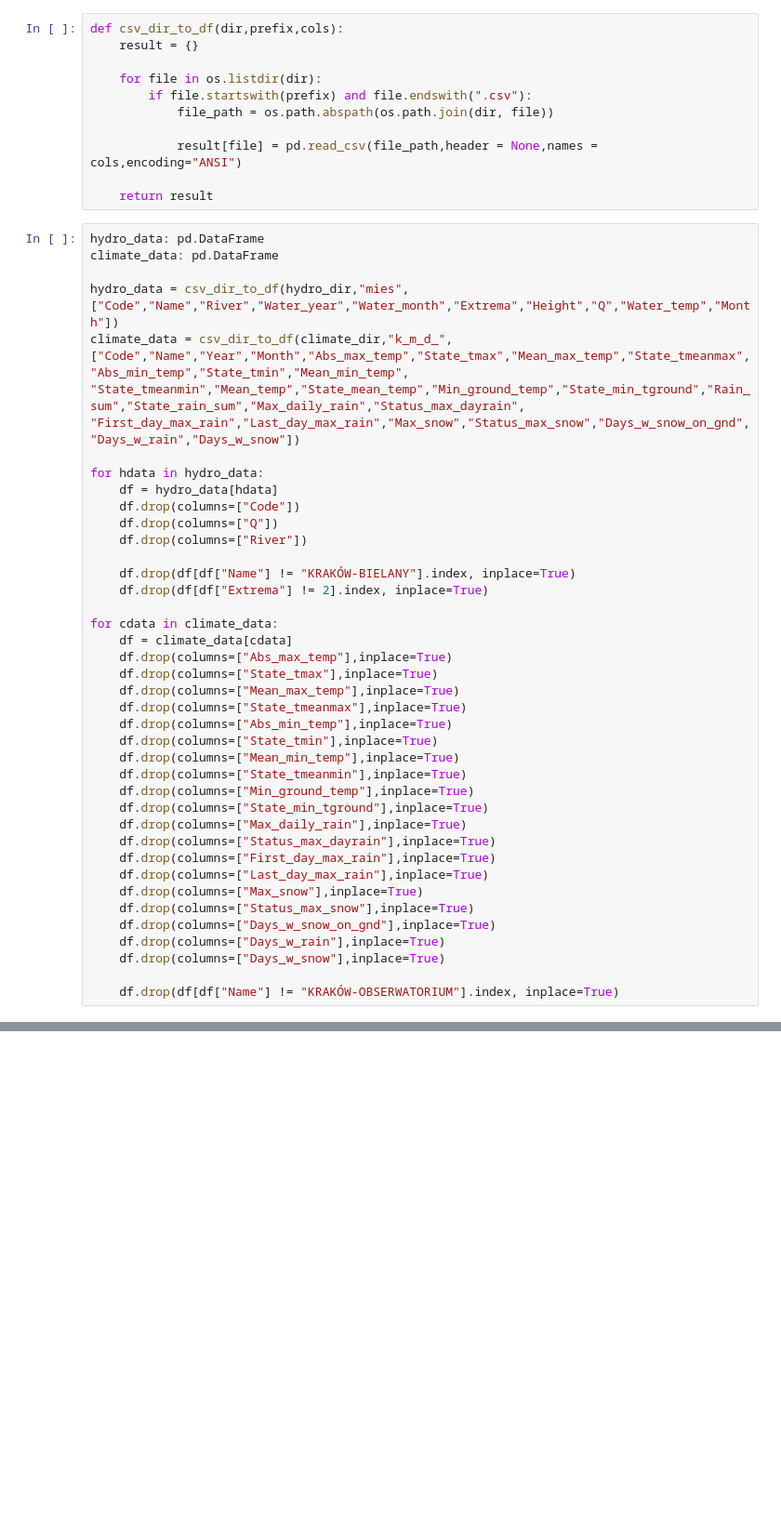
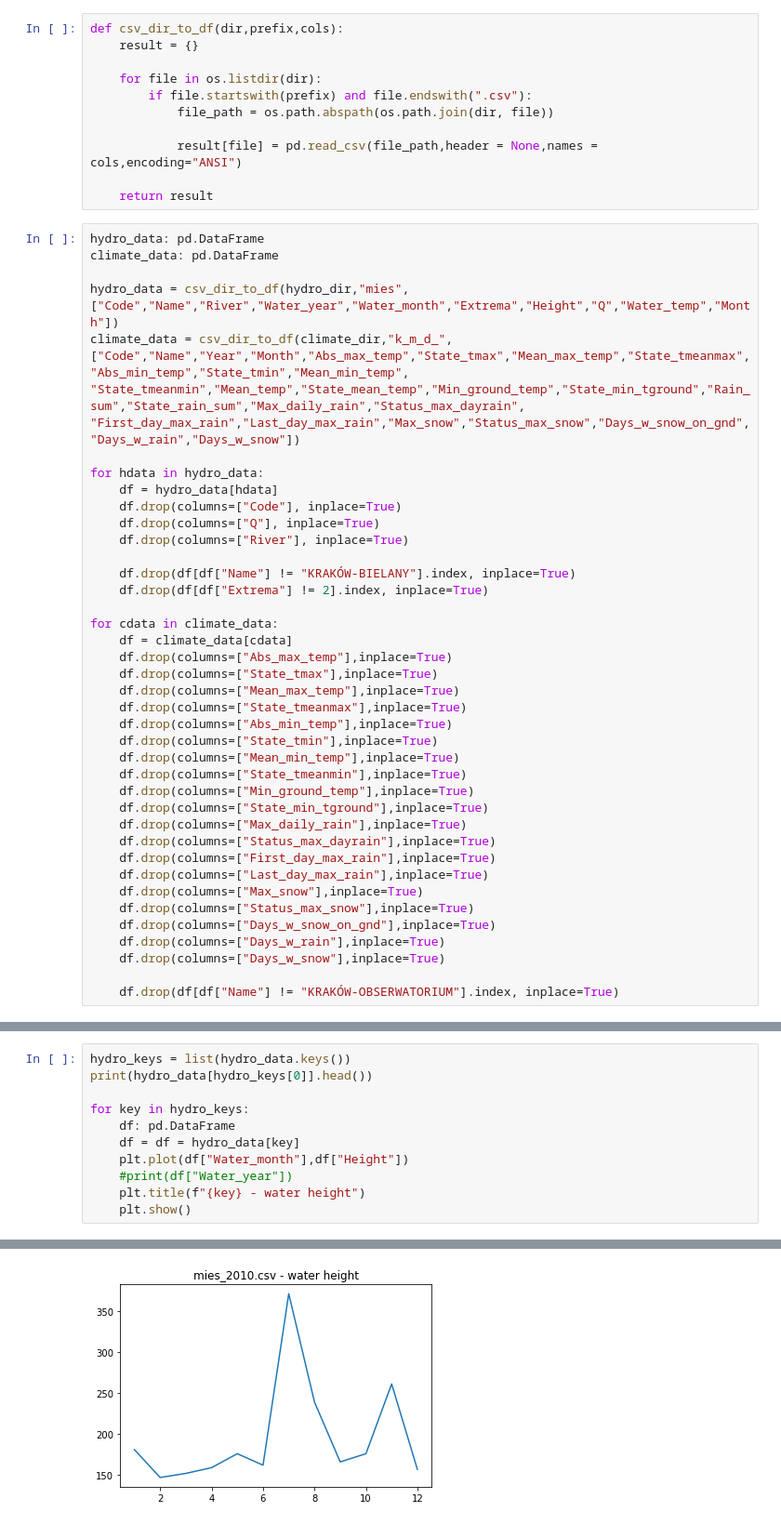
Before and after one commit to JakubBurczyk/DA_WeatherModel, a Jupyter notebook: tidy.ipynb, the cells around one changed output, grey strips where cells are left out. Shown: that part at 93% size. Cells and saved outputs as stored; diff of their text form; blank space fills up the shorter version.

Commit message:
Preview plots

```diff
--- a/tidy.ipynb
+++ b/tidy.ipynb
@@ -32,9 +33,9 @@ climate_data = csv_dir_to_df(climate_dir,"k_m_d_",
 
 for hdata in hydro_data:
     df = hydro_data[hdata]
-    df.drop(columns=["Code"])
-    df.drop(columns=["Q"])
-    df.drop(columns=["River"])
+    df.drop(columns=["Code"], inplace=True)
+    df.drop(columns=["Q"], inplace=True)
+    df.drop(columns=["River"], inplace=True)
 
     df.drop(df[df["Name"] != "KRAKÓW-BIELANY"].index, inplace=True)
     df.drop(df[df["Extrema"] != 2].index, inplace=True)
@@ -108,0 +66,12 @@ print(climate_data[climate_keys[0]])
+# %%
+hydro_keys = list(hydro_data.keys())
+print(hydro_data[hydro_keys[0]].head())
+
+for key in hydro_keys:
+    df: pd.DataFrame
+    df = df = hydro_data[key]
+    plt.plot(df["Water_month"],df["Height"])
+    #print(df["Water_year"])
+    plt.title(f"{key} - water height")
+    plt.show()
+# %% [output]
@@ -108,0 +91 @@ print(climate_data[climate_keys[0]])
+[figure, added]
```
Also changed, not shown: parts of 6 cells of this notebook.
